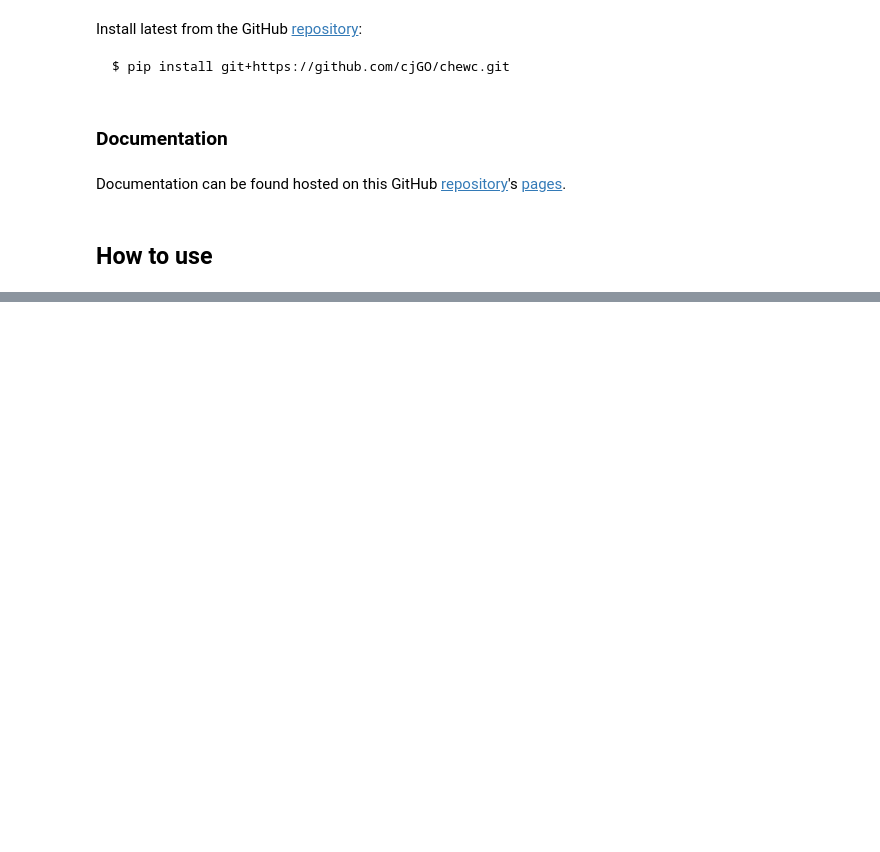
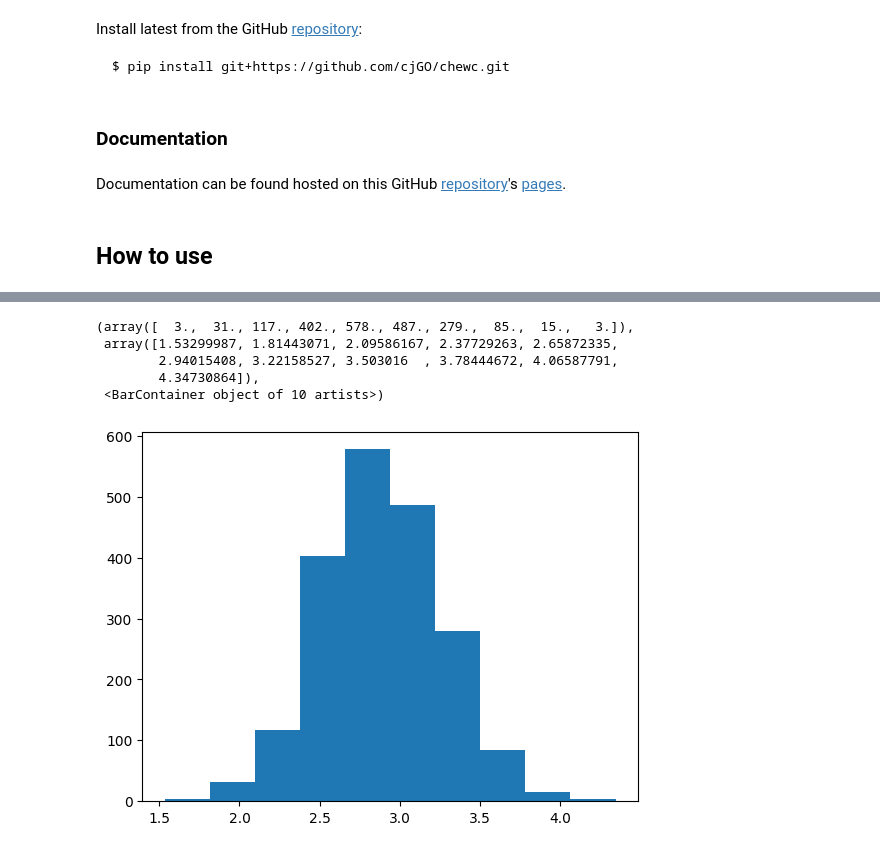
Before and after one commit to cjGO/chewc, a Jupyter notebook: nbs/index.ipynb, the cells around one changed output, grey strips where cells are left out. Cells and saved outputs as stored; diff of their text form; code cells hidden in the pictures; blank space fills up the shorter version.

```diff
--- a/nbs/index.ipynb
+++ b/nbs/index.ipynb
@@ -145,3 +177,13 @@ Population(nInd=20, nTraits=1, has_ebv=No)
+# %%
+import matplotlib.pyplot as plt
+plt.hist(expanded_pop.pheno)
+# %% [output]
+(array([  3.,  31., 117., 402., 578., 487., 279.,  85.,  15.,   3.]),
+ array([1.53299987, 1.81443071, 2.09586167, 2.37729263, 2.65872335,
+        2.94015408, 3.22158527, 3.503016  , 3.78444672, 4.06587791,
+        4.34730864]),
+ <BarContainer object of 10 artists>)
+[figure, added]
 # %%
 import jax.numpy as jnp
 import jax.random as random
```
Also changed, not shown: parts of 6 cells of this notebook, 17 other files.
